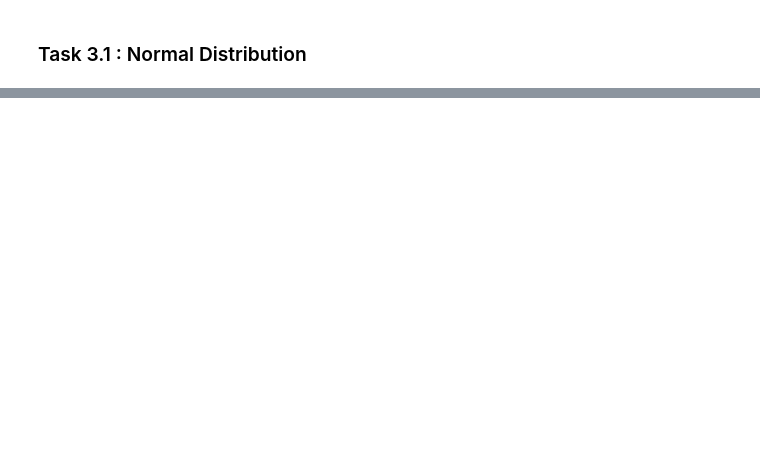
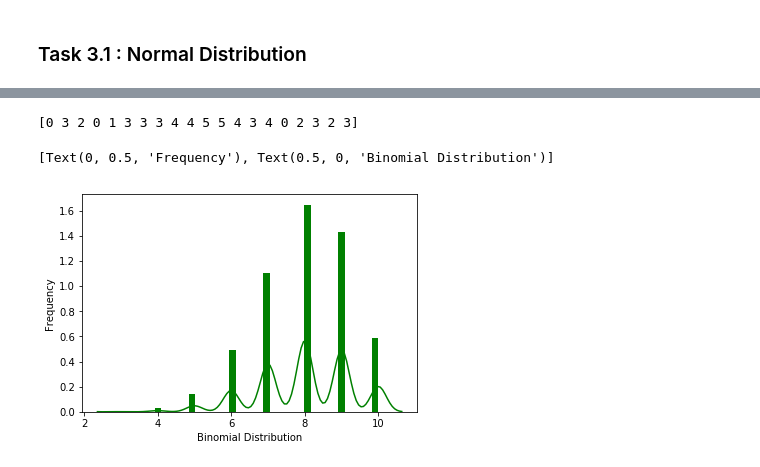
Before and after one commit to richardfeeney7/Programming-for-Data-Analysis, a Jupyter notebook: numpy.random.ipynb, the cells around one changed output, grey strips where cells are left out. Drawn from its saved outputs; the diff is of its cells as text; code cells hidden in the pictures; blank space fills up the shorter version.

```diff
--- a/numpy.random.ipynb
+++ b/numpy.random.ipynb
@@ -531,0 +536,21 @@ plt.show()
+# %%
+# numpy.random.binomial(n, p, size=None)¶
+
+
+# result of flipping a coin 5 times, tested 20 times.
+n, p = 5, .5  # number of trials, probability of each trial
+x = np.random.binomial(n, p, 20)
+print(x)
+# %% [output]
+[0 3 2 0 1 3 3 3 4 4 5 5 4 3 4 0 2 3 2 3]
+# %%
+# Generate discrete random variable using scipy.stats
+
+from scipy.stats import binom
+
+x = binom.rvs(n=10,p=0.8,size=10000)  # number of trials, probability of each trial, size
+ax = sns.distplot(x,color='green', hist_kws={"linewidth": 20,'alpha':1}) # Generate graph
+ax.set(xlabel='Binomial Distribution', ylabel='Frequency')
+# %% [output]
+[Text(0, 0.5, 'Frequency'), Text(0.5, 0, 'Binomial Distribution')]
+[figure, added]
```
Also changed, not shown: parts of 36 cells of this notebook, 1 other file.
